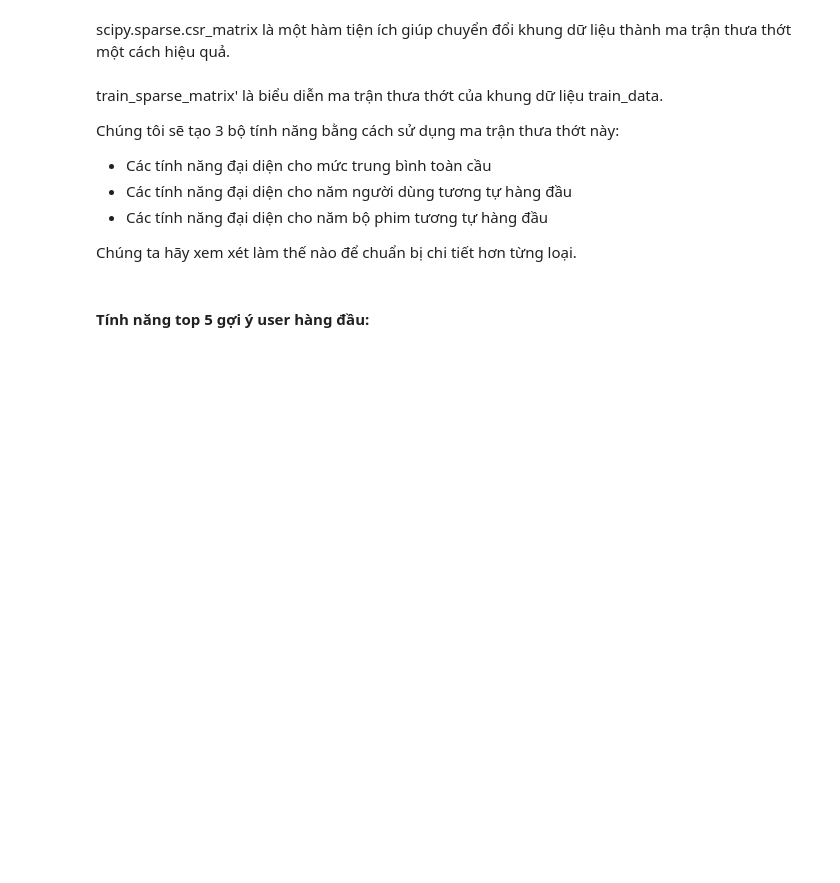
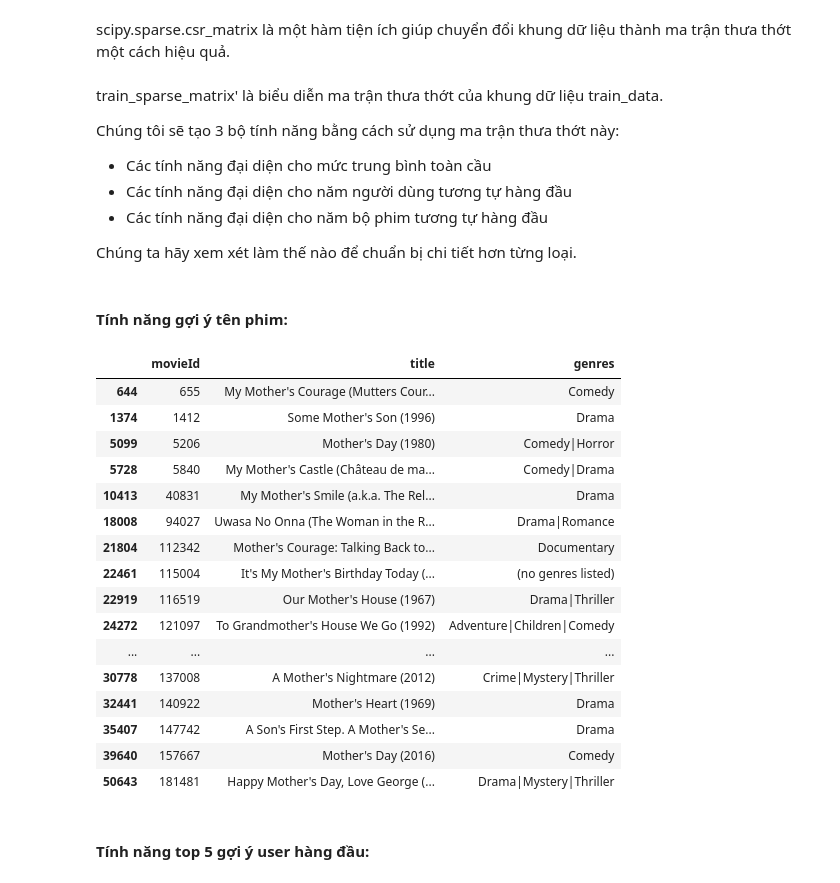
Before and after one commit to bason1999qn/Movie_Recommender_Systems, a Jupyter notebook: By_Spark.ipynb, the cells around one changed output. Drawn from its saved outputs; the diff is of its cells as text; code cells hidden in the pictures; blank space fills up the shorter version.

```diff
--- a/By_Spark.ipynb
+++ b/By_Spark.ipynb
@@ -162,5 +137,33 @@ Chúng tôi sẽ tạo 3 bộ tính năng bằng cách sử dụng ma trận th
 - Các tính năng đại diện cho năm bộ phim tương tự hàng đầu
 
 Chúng ta hãy xem xét làm thế nào để chuẩn bị chi tiết hơn từng loại.
+# %% [markdown]
+#### Tính năng gợi ý tên phim:
+# %%
+df_movies['title_lower'] = df_movies['title'].str.lower()
+# %%
+def find_movie(df_movies, key_word):
+    key_word = key_word.lower()
+    return df_movies[df_movies['title_lower'].str.contains(key_word)].iloc[:,:3]
+# %%
+find_movie(df_movies, 'MOTHER\'s')
+# %% [output]
+|  | movieId | title | genres |
+| 644 | 655 | My Mother's Courage (Mutters Cour... | Comedy |
+| 1374 | 1412 | Some Mother's Son (1996) | Drama |
+| 5099 | 5206 | Mother's Day (1980) | Comedy|Horror |
+| 5728 | 5840 | My Mother's Castle (Château de ma... | Comedy|Drama |
+| 10413 | 40831 | My Mother's Smile (a.k.a. The Rel... | Drama |
+| 18008 | 94027 | Uwasa No Onna (The Woman in the R... | Drama|Romance |
+| 21804 | 112342 | Mother's Courage: Talking Back to... | Documentary |
+| 22461 | 115004 | It's My Mother's Birthday Today (... | (no genres listed) |
+| 22919 | 116519 | Our Mother's House (1967) | Drama|Thriller |
+| 24272 | 121097 | To Grandmother's House We Go (1992) | Adventure|Children|Comedy |
+| ... | ... | ... | ... |
+| 30778 | 137008 | A Mother's Nightmare (2012) | Crime|Mystery|Thriller |
+| 32441 | 140922 | Mother's Heart (1969) | Drama |
+| 35407 | 147742 | A Son's First Step. A Mother's Se... | Drama |
+| 39640 | 157667 | Mother's Day (2016) | Comedy |
+| 50643 | 181481 | Happy Mother's Day, Love George (... | Drama|Mystery|Thriller |
 # %% [markdown]
 #### Tính năng top 5 gợi ý user hàng đầu:
```
Also changed, not shown: parts of 18 cells of this notebook.
